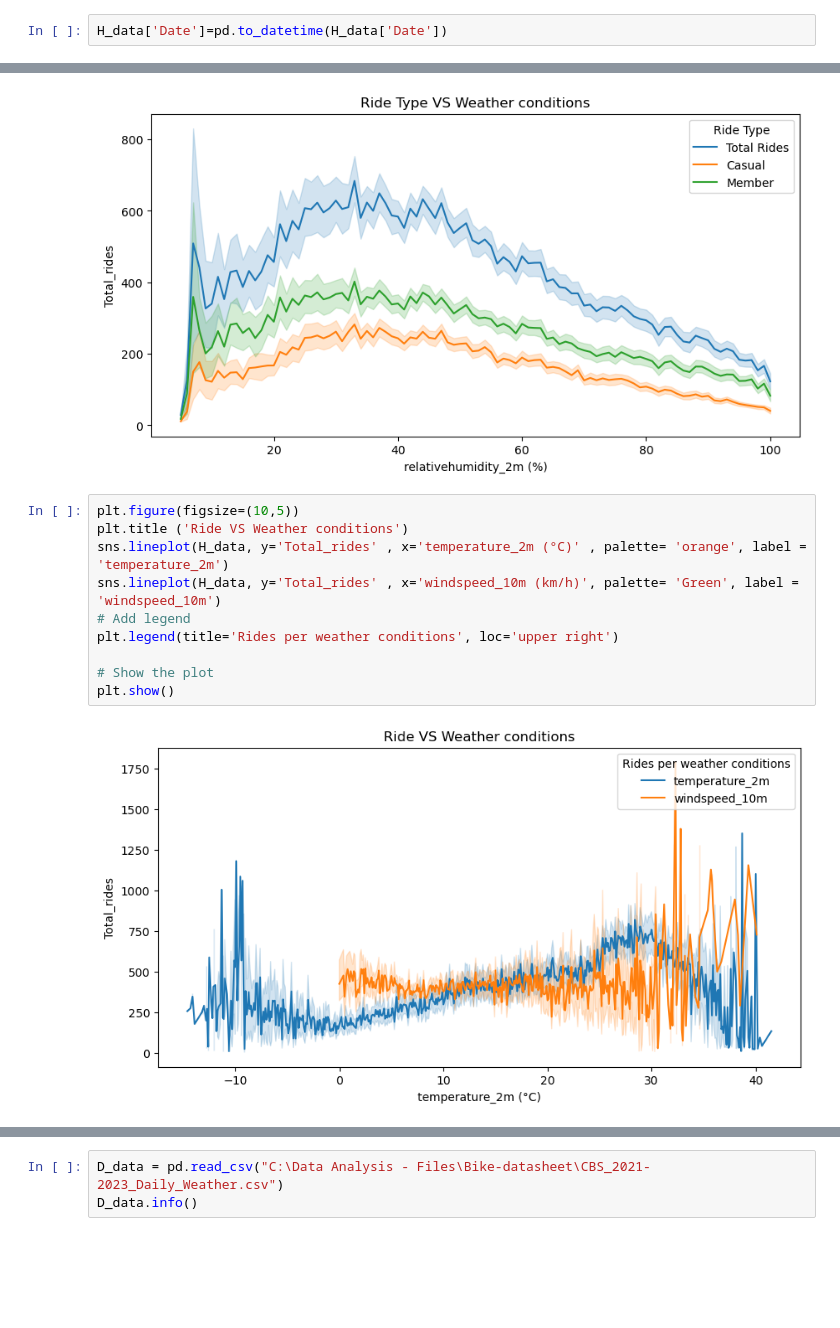
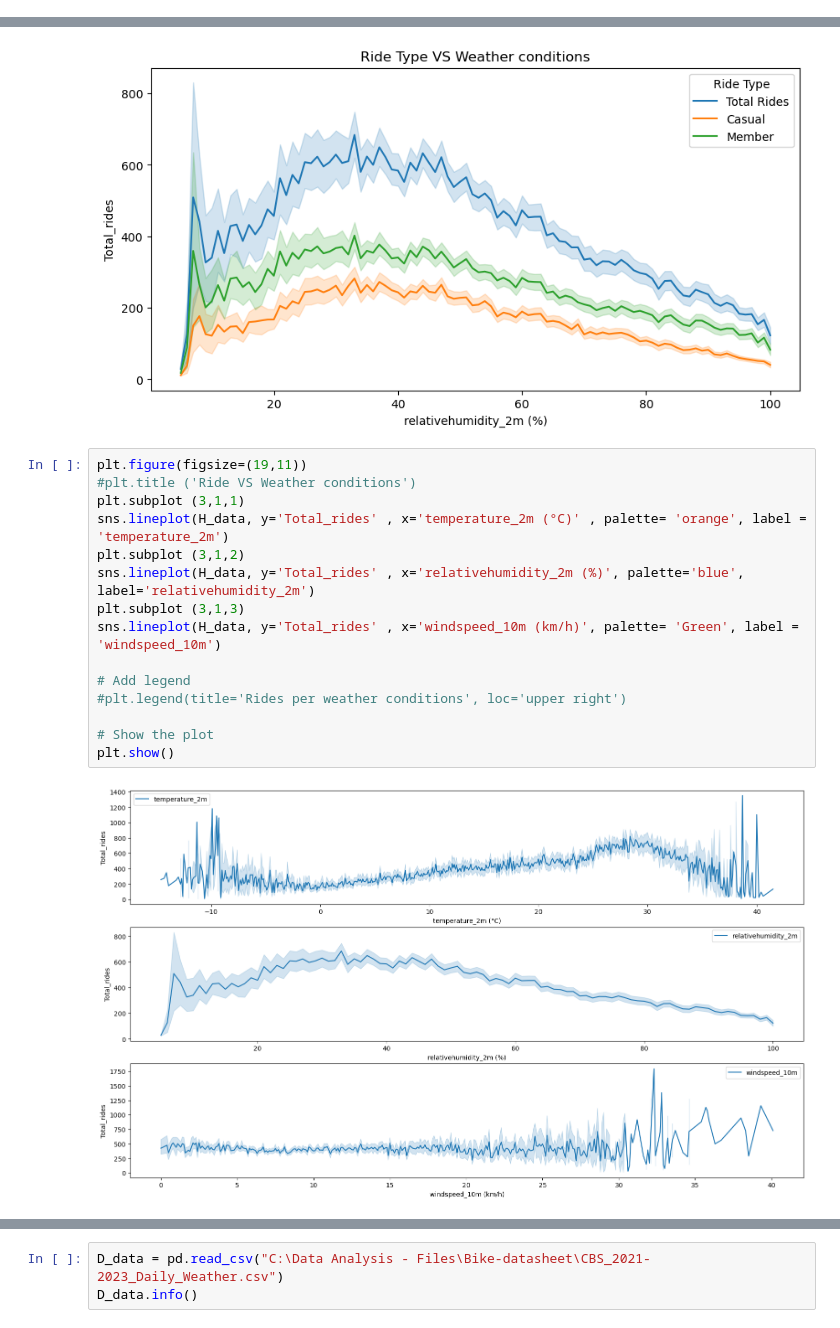
Before and after one commit to Karan9603/Data-Science-Projects, a Jupyter notebook: Project_3_Bike_Project/EDA.ipynb, the cells around one changed output, grey strips where cells are left out. Drawn from its saved outputs; the diff is of its cells as text; blank space fills up the shorter version.

```diff
--- a/Project_3_Bike_Project/EDA.ipynb
+++ b/Project_3_Bike_Project/EDA.ipynb
@@ -135,6 +134,4 @@ For example, when doing 'df[col].method(value, inplace=True)', try using 'df.met
 
 
   H_data['Total_rides'].fillna(value=H_data['Total_rides'].median(), inplace = True)
-# %%
-H_data['Date']=pd.to_datetime(H_data['Date'])
 # %%
@@ -201,14 +228,19 @@ plt.show()
 # %% [output]
 [figure]
 # %%
-plt.figure(figsize=(10,5))
-plt.title ('Ride VS Weather conditions')
+plt.figure(figsize=(19,11))
+#plt.title ('Ride VS Weather conditions')
+plt.subplot (3,1,1)
 sns.lineplot(H_data, y='Total_rides' , x='temperature_2m (°C)' , palette= 'orange', label = 'temperature_2m')
+plt.subplot (3,1,2)
+sns.lineplot(H_data, y='Total_rides' , x='relativehumidity_2m (%)', palette='blue', label='relativehumidity_2m')
+plt.subplot (3,1,3)
 sns.lineplot(H_data, y='Total_rides' , x='windspeed_10m (km/h)', palette= 'Green', label = 'windspeed_10m')
+
 # Add legend
-plt.legend(title='Rides per weather conditions', loc='upper right')
+#plt.legend(title='Rides per weather conditions', loc='upper right')
 
 # Show the plot
 plt.show()
 # %% [output]
-[figure, old version]
+[figure, new version]
```
Also changed, not shown: parts of 18 cells of this notebook, 2 other files.
